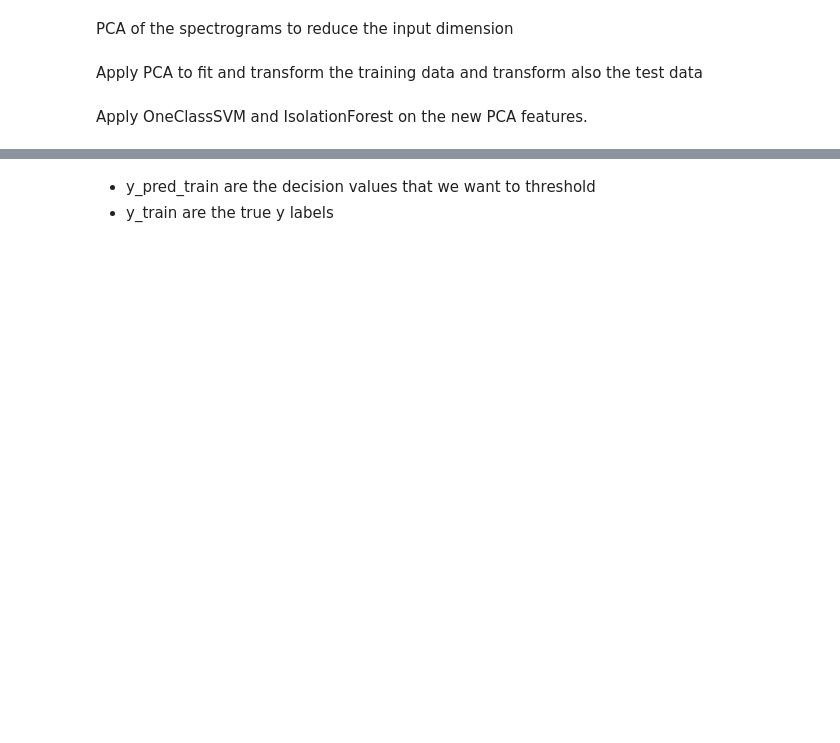
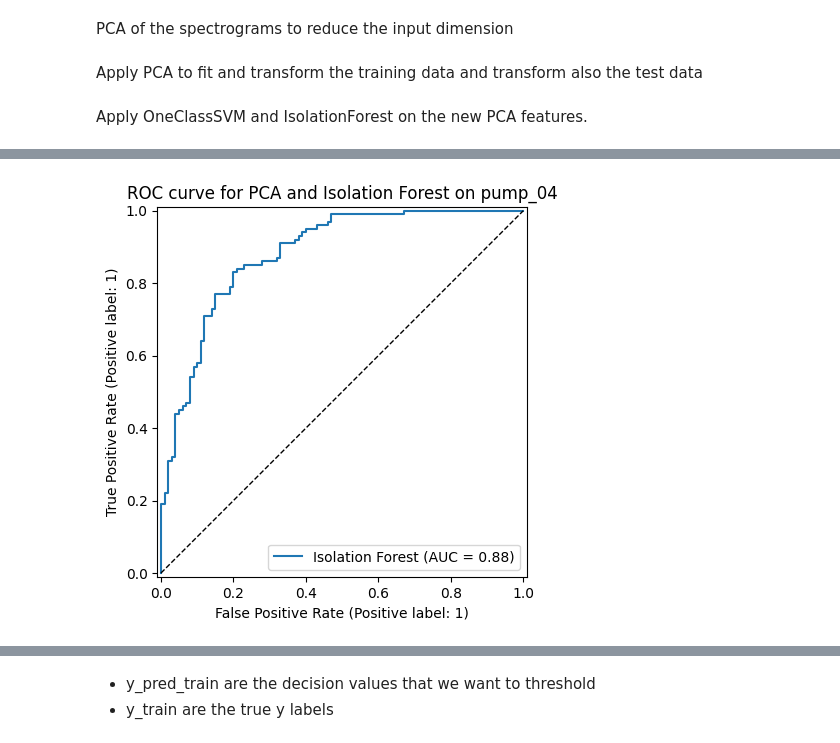
Before and after one commit to j0shcd/ml4pm, a Jupyter notebook: assignment_2/sophea_assignment_2.ipynb, the cells around one changed output, grey strips where cells are left out. Drawn from its saved outputs; the diff is of its cells as text; code cells hidden in the pictures; blank space fills up the shorter version.

```diff
--- a/assignment_2/sophea_assignment_2.ipynb
+++ b/assignment_2/sophea_assignment_2.ipynb
@@ -684,0 +747,7 @@ F1 Score on Test Set: 0.0769
+# %%
+y_test_proba_svm_if = -isolation_forest_pca.decision_function(test_spec_pca)
+RocCurveDisplay.from_predictions(y_true, y_test_proba_svm_if, name="Isolation Forest")
+plt.plot([0, 1], [0, 1], 'k--', linewidth=1)
+plt.title(f"ROC curve for PCA and Isolation Forest on {MACHINE}");
+# %% [output]
+[figure, added]
```
Also changed, not shown: parts of 32 cells of this notebook.
